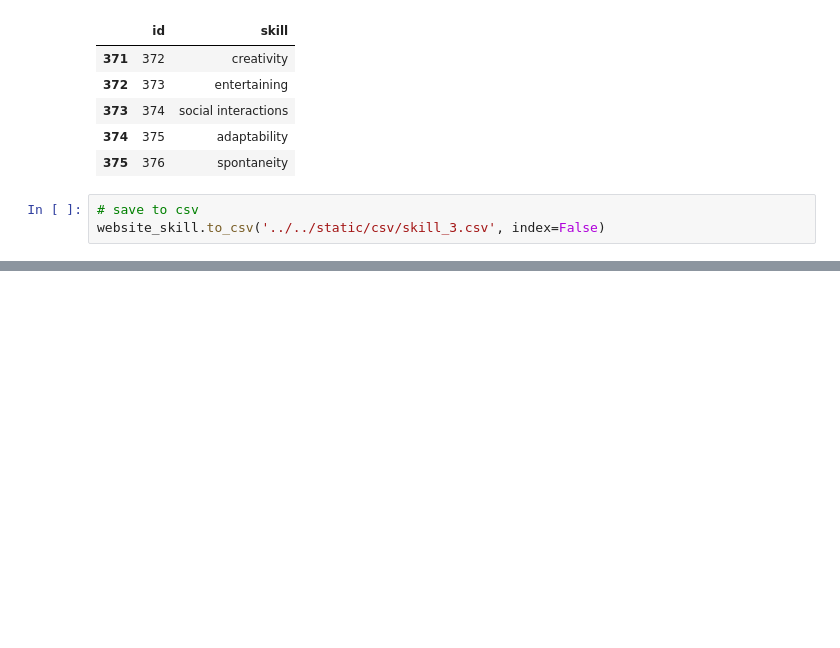
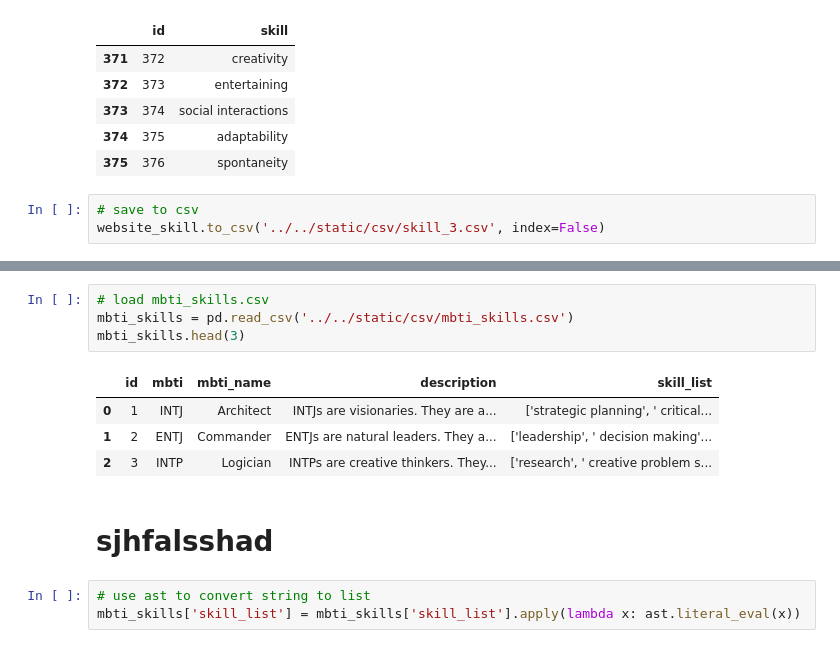
Before and after one commit to ron-ligsay/course-u, a Jupyter notebook: course_u/src/notebooks/mbti_skills.ipynb, the cells around one changed output, grey strips where cells are left out. Drawn from its saved outputs; the diff is of its cells as text; blank space fills up the shorter version.

```diff
--- a/course_u/src/notebooks/mbti_skills.ipynb
+++ b/course_u/src/notebooks/mbti_skills.ipynb
@@ -257,0 +276,14 @@ website_skill.to_csv('../../static/csv/skill_3.csv', index=False)
+# %%
+# load mbti_skills.csv
+mbti_skills = pd.read_csv('../../static/csv/mbti_skills.csv')
+mbti_skills.head(3)
+# %% [output]
+|  | id | mbti | mbti_name | description | skill_list |
+| 0 | 1 | INTJ | Architect | INTJs are visionaries. They are a... | ['strategic planning', ' critical... |
+| 1 | 2 | ENTJ | Commander | ENTJs are natural leaders. They a... | ['leadership', ' decision making'... |
+| 2 | 3 | INTP | Logician | INTPs are creative thinkers. They... | ['research', ' creative problem s... |
+# %% [markdown]
+# sjhfalsshad
+# %%
+# use ast to convert string to list
+mbti_skills['skill_list'] = mbti_skills['skill_list'].apply(lambda x: ast.literal_eval(x))
```
Also changed, not shown: parts of 19 cells of this notebook, 1 other file.
